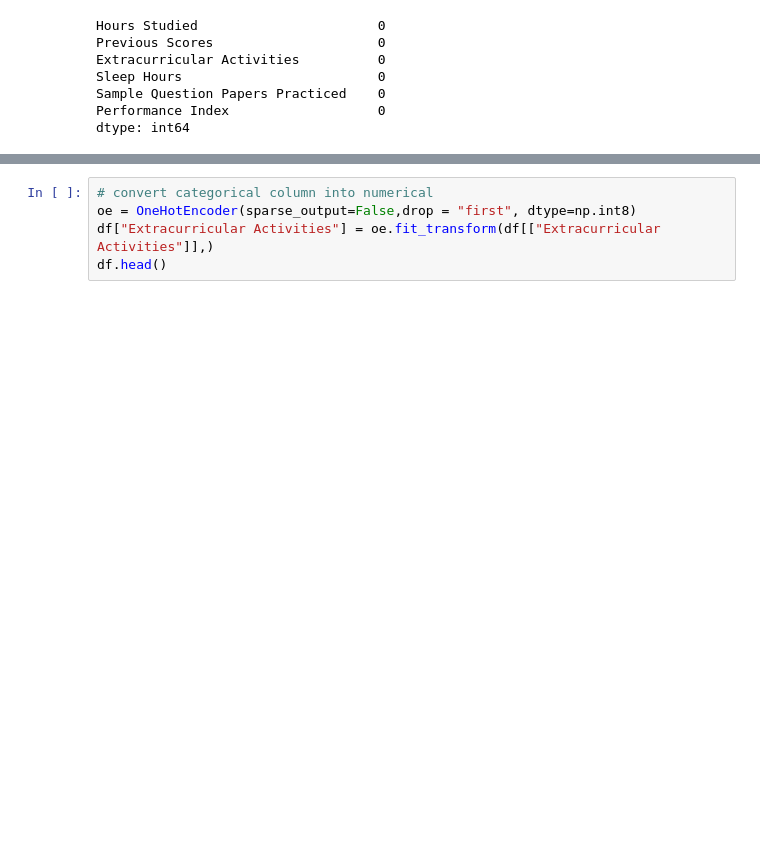
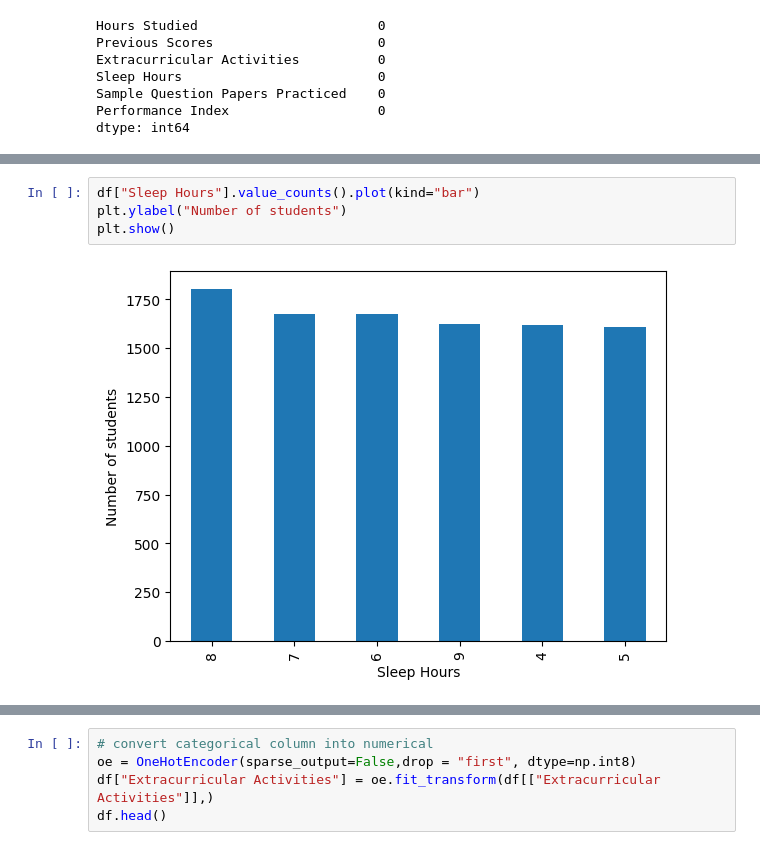
Before and after one commit to VINAY-KUMAR855/Introduction_Datascience_projects, a Jupyter notebook: Predicting-Student-Performance/Untitled.ipynb, the cells around one changed output, grey strips where cells are left out. Drawn from its saved outputs; the diff is of its cells as text; blank space fills up the shorter version.

```diff
--- a/Predicting-Student-Performance/Untitled.ipynb
+++ b/Predicting-Student-Performance/Untitled.ipynb
@@ -48,0 +61,6 @@ dtype: int64
+# %%
+df["Sleep Hours"].value_counts().plot(kind="bar")
+plt.ylabel("Number of students")
+plt.show()
+# %% [output]
+[figure, added]
```
Also changed, not shown: parts of 4 cells of this notebook, 1 other file.
